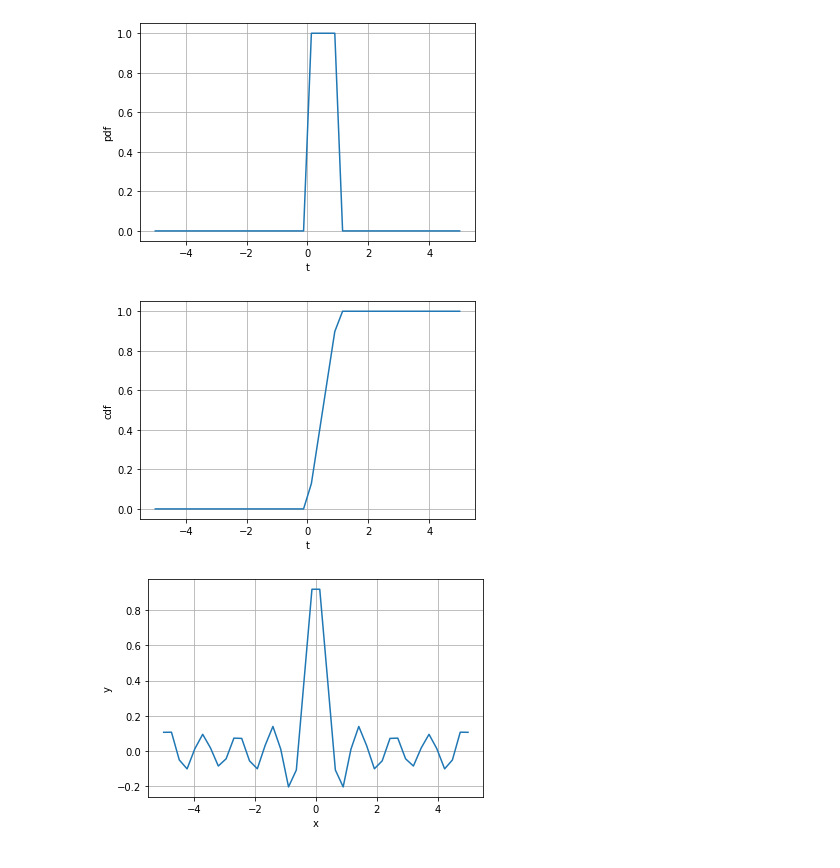
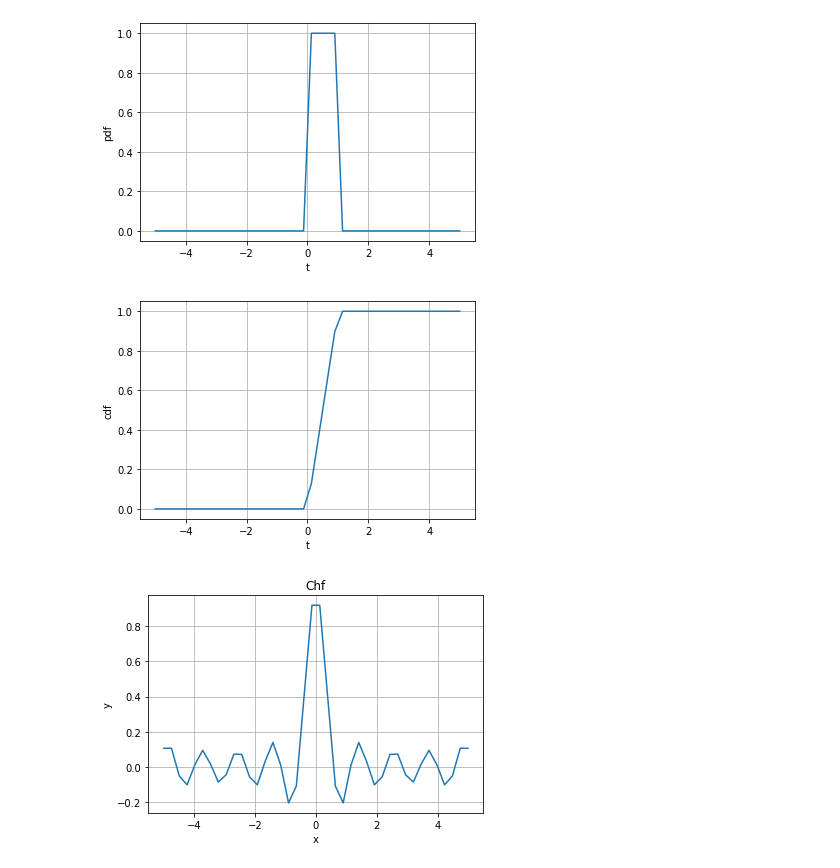
Before and after one commit to bkgsur/FinanceModelingComputationWithPython, a Jupyter notebook: 1_CDF_PDF_CHF.ipynb, the cells around one changed output. Drawn from its saved outputs; the diff is of its cells as text; code cells hidden in the pictures.

```diff
--- a/1_CDF_PDF_CHF.ipynb
+++ b/1_CDF_PDF_CHF.ipynb
@@ -14,6 +13,12 @@ from mpl_toolkits import mplot3d
 i = np.complex(0,1);
 # %%
 #Plot functions
+
+def plot_pdf(t,fn):
+  plot_2d(t,fn, 1, "pdf")
+
+def plot_cdf(t,fn):
+  plot_2d(t,fn, 2, "cdf")
 
 def plot_2d(t,fn, fig_index, y_label):
   plt.figure(fig_index);
@@ -22,22 +27,23 @@ def plot_2d(t,fn, fig_index, y_label):
   plt.xlabel("t")
   plt.ylabel(y_label)
 
-def plot_3d(t,fn, fig_index):
-  plt.figure(fig_index)
-  ax = plt.axes(projection="3d")
+def plot_chf(t, fn, d):
+  plt.figure(3)
   fnv = fn(t)
   x = np.real(fnv)
   y = np.imag(fnv)
+  plt.title("Chf")
+  if(d=='2d'):
+    plot_chf_2d(t,x)
+  elif(d=='3d'):
+    plot_chf_3d(t,x,y)
+
+def plot_chf_3d(t,x,y):
+  ax = plt.axes(projection="3d")
   ax.plot3D(t,x,y,"blue")
   ax.view_init(30,-120)
-  plt.title("Chf")
 
-
-def plot_chf_2d(t,fn, fig_index):
-  plt.figure(fig_index)
-  fnv = fn(t)
-  x = np.real(fnv)
-  y = np.imag(fnv)
+def plot_chf_2d(t,x):
   plt.plot(t,x)
   plt.grid()
   plt.xlabel("x")
@@ -57,13 +67,13 @@ normal_dist(9,1)
 # %%
 def uniform_dist(a,b):
   t1 = np.linspace(a, b,40)
   n = b-a+1
-  plot_2d(t1,lambda t1: st.uniform.pdf(t1),1,"pdf")
-  plot_2d(t1,lambda t1: st.uniform.cdf(t1),2,"cdf")
-  plot_chf_2d(t1,lambda t1: (np.exp(i*t1*a) - np.exp(i*t1*(b+1)))/(n*(1-np.exp(i*t1))),3)
+  plot_pdf(t1,lambda t1: st.uniform.pdf(t1))
+  plot_cdf(t1,lambda t1: st.uniform.cdf(t1))
+  plot_chf(t1,lambda t1: (np.exp(i*t1*a) - np.exp(i*t1*(b+1)))/(n*(1-np.exp(i*t1))),'2d')
 #uniform_dist(-1,1)
 uniform_dist(-5,5)
 # %% [output]
 [figure]
 [figure]
-[figure, old version]
+[figure, new version]
```
Also changed, not shown: parts of 2 cells of this notebook.
